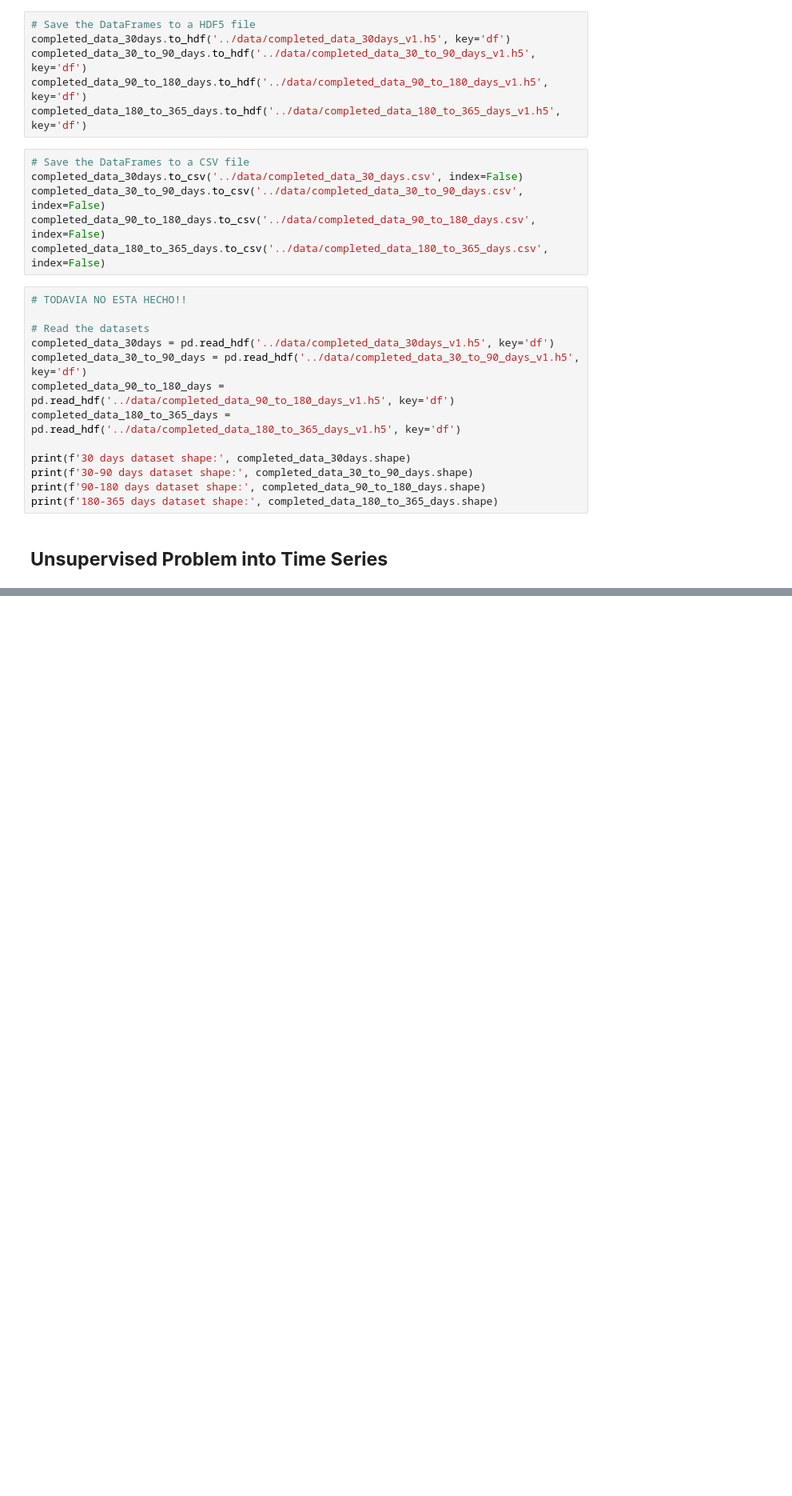
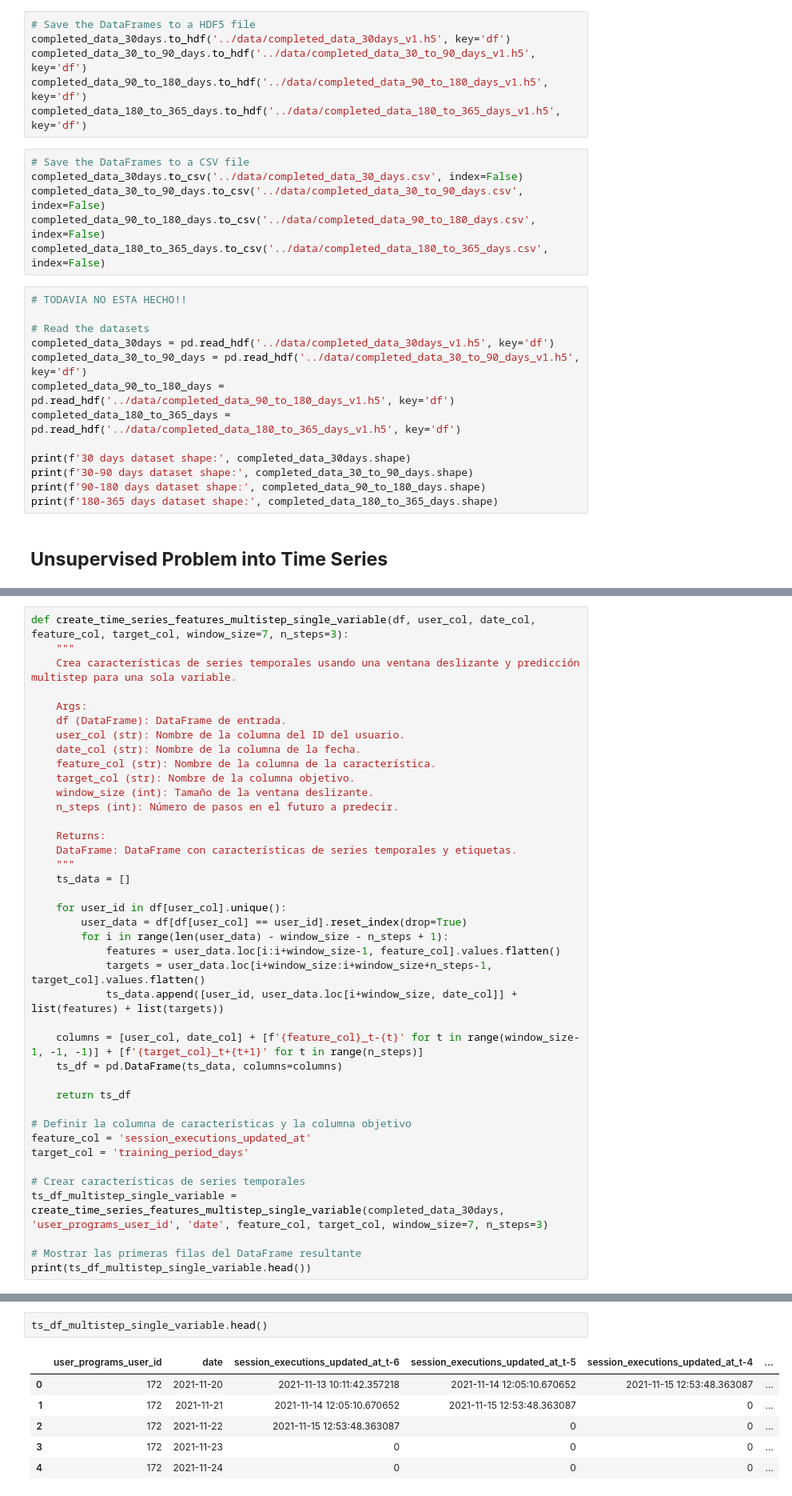
Before and after one commit to evidadeusto/mhunters, a Jupyter notebook: analysis_oscar_preprocessing/AI_models.ipynb, the cells around one changed output, grey strips where cells are left out. Shown at 80% size. Drawn from its saved outputs; the diff is of its cells as text; blank space fills up the shorter version.

```diff
--- a/analysis_oscar_preprocessing/AI_models.ipynb
+++ b/analysis_oscar_preprocessing/AI_models.ipynb
@@ -456,0 +449,40 @@ print(ts_df_multistep.head())
+# %%
+def create_time_series_features_multistep_single_variable(df, user_col, date_col, feature_col, target_col, window_size=7, n_steps=3):
+    """
+    Crea características de series temporales usando una ventana deslizante y predicción multistep para una sola variable.
+
+    Args:
+    df (DataFrame): DataFrame de entrada.
+    user_col (str): Nombre de la columna del ID del usuario.
+    date_col (str): Nombre de la columna de la fecha.
+    feature_col (str): Nombre de la columna de la característica.
+    target_col (str): Nombre de la columna objetivo.
+    window_size (int): Tamaño de la ventana deslizante.
+    n_steps (int): Número de pasos en el futuro a predecir.
+
+    Returns:
+    DataFrame: DataFrame con características de series temporales y etiquetas.
+    """
+    ts_data = []
+
+    for user_id in df[user_col].unique():
+        user_data = df[df[user_col] == user_id].reset_index(drop=True)
+        for i in range(len(user_data) - window_size - n_steps + 1):
+            features = user_data.loc[i:i+window_size-1, feature_col].values.flatten()
+            targets = user_data.loc[i+window_size:i+window_size+n_steps-1, target_col].values.flatten()
+            ts_data.append([user_id, user_data.loc[i+window_size, date_col]] + list(features) + list(targets))
+
+    columns = [user_col, date_col] + [f'{feature_col}_t-{t}' for t in range(window_size-1, -1, -1)] + [f'{target_col}_t+{t+1}' for t in range(n_steps)]
+    ts_df = pd.DataFrame(ts_data, columns=columns)
+
+    return ts_df
+
+# Definir la columna de características y la columna objetivo
+feature_col = 'session_executions_updated_at'
+target_col = 'training_period_days'
+
+# Crear características de series temporales
+ts_df_multistep_single_variable = create_time_series_features_multistep_single_variable(completed_data_30days, 'user_programs_user_id', 'date', feature_col, target_col, window_size=7, n_steps=3)
+
+# Mostrar las primeras filas del DataFrame resultante
+print(ts_df_multistep_single_variable.head())
@@ -456,0 +574,9 @@ print(ts_df_multistep.head())
+# %%
+ts_df_multistep_single_variable.head()
+# %% [output]
+|  | user_programs_user_id | date | session_executions_updated_at_t-6 | session_executions_updated_at_t-5 | session_executions_updated_at_t-4 | ... |
+| 0 | 172 | 2021-11-20 | 2021-11-13 10:11:42.357218 | 2021-11-14 12:05:10.670652 | 2021-11-15 12:53:48.363087 | ... |
+| 1 | 172 | 2021-11-21 | 2021-11-14 12:05:10.670652 | 2021-11-15 12:53:48.363087 | 0 | ... |
+| 2 | 172 | 2021-11-22 | 2021-11-15 12:53:48.363087 | 0 | 0 | ... |
+| 3 | 172 | 2021-11-23 | 0 | 0 | 0 | ... |
+| 4 | 172 | 2021-11-24 | 0 | 0 | 0 | ... |
```
Also changed, not shown: parts of 9 cells of this notebook.
